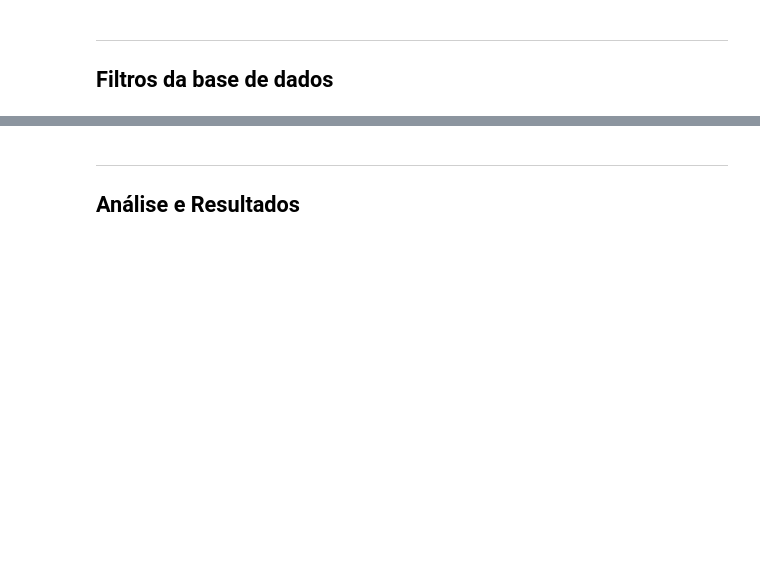
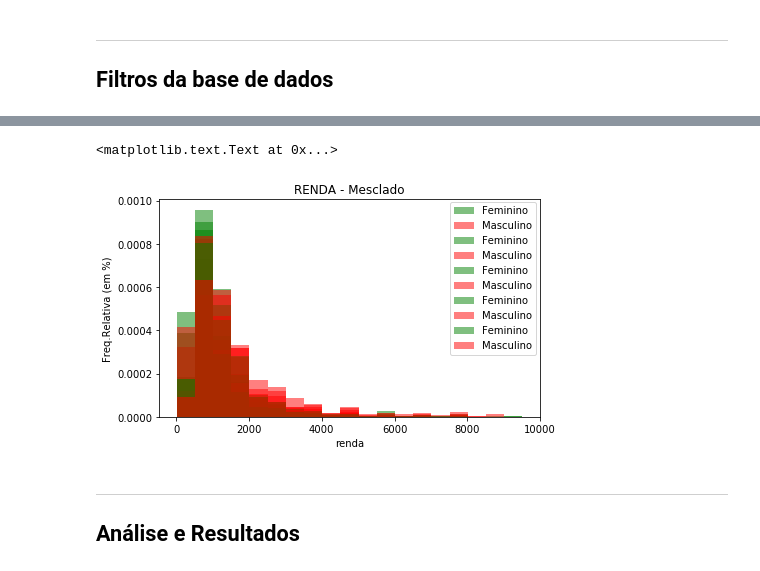
Before and after one commit to HeMatita/YesWeCan, a Jupyter notebook: Projeto1 Layout.ipynb, the cells around one changed output, grey strips where cells are left out. Cells and saved outputs as stored; diff of their text form; code cells hidden in the pictures; blank space fills up the shorter version.

```diff
--- a/Projeto1 Layout.ipynb
+++ b/Projeto1 Layout.ipynb
@@ -92,3 +173,68 @@ ct
+# %%
+#Gráficos de Renda
+#Definindo Faixa de saltos
+faixa = arange(15,10000,500)
+
+#Tamanho dos Gráficos
+fig = plt.figure(figsize=(15, 4))
+plt.subplot(121)
+#Estados
+estado=out.loc[:,['Renda','Região',"Sexo"]]
+sul=estado[(estado.Região=="Sul")]
+nor=estado[(estado.Região=="Norte")]
+nord=estado[(estado.Região=="Nordeste")]
+sed=estado[(estado.Região=="Sudeste")]
+cen=estado[(estado.Região=="Centro-Oeste")]
+
+
+
+#Sul
+renda_fem = pd.cut(sul.Renda[sul.Sexo=='Feminino'], bins=faixa, right=False)
+renda_masc = pd.cut(sul.Renda[sul.Sexo=='Masculino'], bins=faixa, right=False)
+plot = sul.Renda[sul.Sexo=='Feminino'].plot.hist(bins=faixa,normed=1,color=('g'),alpha=0.5,label="Feminino")
+plot2 = sul.Renda[sul.Sexo=='Masculino'].plot.hist(bins=faixa,normed=1,title='RENDA - Mesclado',color=('r'),ax=plot,alpha=0.5,label="Masculino")
+plt.legend(bbox_to_anchor=(0.99, 0.99), loc=0, borderaxespad=0.)
+plt.ylabel('Freq.Relativa (em %)')
+plt.xlabel('renda')
+
+#Norte
+renda_fem = pd.cut(nor.Renda[nor.Sexo=='Feminino'], bins=faixa, right=False)
+renda_masc = pd.cut(nor.Renda[nor.Sexo=='Masculino'], bins=faixa, right=False)
+plot = nor.Renda[nor.Sexo=='Feminino'].plot.hist(bins=faixa,normed=1,color=('g'),alpha=0.5,label="Feminino")
+plot2 = nor.Renda[nor.Sexo=='Masculino'].plot.hist(bins=faixa,normed=1,title='RENDA - Mesclado',color=('r'),ax=plot,alpha=0.5,label="Masculino")
+plt.legend(bbox_to_anchor=(0.99, 0.99), loc=0, borderaxespad=0.)
+plt.ylabel('Freq.Relativa (em %)')
+plt.xlabel('renda')
+
+#Sudeste
+renda_fem = pd.cut(sud.Renda[sud.Sexo=='Feminino'], bins=faixa, right=False)
+renda_masc = pd.cut(sud.Renda[sud.Sexo=='Masculino'], bins=faixa, right=False)
+plot =sud.Renda[sud.Sexo=='Feminino'].plot.hist(bins=faixa,normed=1,color=('g'),alpha=0.5,label="Feminino")
+plot2 = sud.Renda[sud.Sexo=='Masculino'].plot.hist(bins=faixa,normed=1,title='RENDA - Mesclado',color=('r'),ax=plot,alpha=0.5,label="Masculino")
+plt.legend(bbox_to_anchor=(0.99, 0.99), loc=0, borderaxespad=0.)
+plt.ylabel('Freq.Relativa (em %)')
+plt.xlabel('renda')
+
+#Nordeste
+renda_fem = pd.cut(nord.Renda[nord.Sexo=='Feminino'], bins=faixa, right=False)
+renda_masc = pd.cut(nord.Renda[nord.Sexo=='Masculino'], bins=faixa, right=False)
+plot = nord.Renda[nord.Sexo=='Feminino'].plot.hist(bins=faixa,normed=1,color=('g'),alpha=0.5,label="Feminino")
+plot2 = nord.Renda[nord.Sexo=='Masculino'].plot.hist(bins=faixa,normed=1,title='RENDA - Mesclado',color=('r'),ax=plot,alpha=0.5,label="Masculino")
+plt.legend(bbox_to_anchor=(0.99, 0.99), loc=0, borderaxespad=0.)
+plt.ylabel('Freq.Relativa (em %)')
+plt.xlabel('renda')
+
+#Centro-Oeste
+renda_fem = pd.cut(cen.Renda[cen.Sexo=='Feminino'], bins=faixa, right=False)
+renda_masc = pd.cut(cen.Renda[cen.Sexo=='Masculino'], bins=faixa, right=False)
+plot = cen.Renda[cen.Sexo=='Feminino'].plot.hist(bins=faixa,normed=1,color=('g'),alpha=0.5,label="Feminino")
+plot2 =cen.Renda[cen.Sexo=='Masculino'].plot.hist(bins=faixa,normed=1,title='RENDA - Mesclado',color=('r'),ax=plot,alpha=0.5,label="Masculino")
+plt.legend(bbox_to_anchor=(0.99, 0.99), loc=0, borderaxespad=0.)
+plt.ylabel('Freq.Relativa (em %)')
+plt.xlabel('renda')
+# %% [output]
+<matplotlib.text.Text at 0x...>
+[figure, added]
 # %% [markdown]
 ___
 ## Análise e Resultados
```
Also changed, not shown: parts of 21 cells of this notebook.
